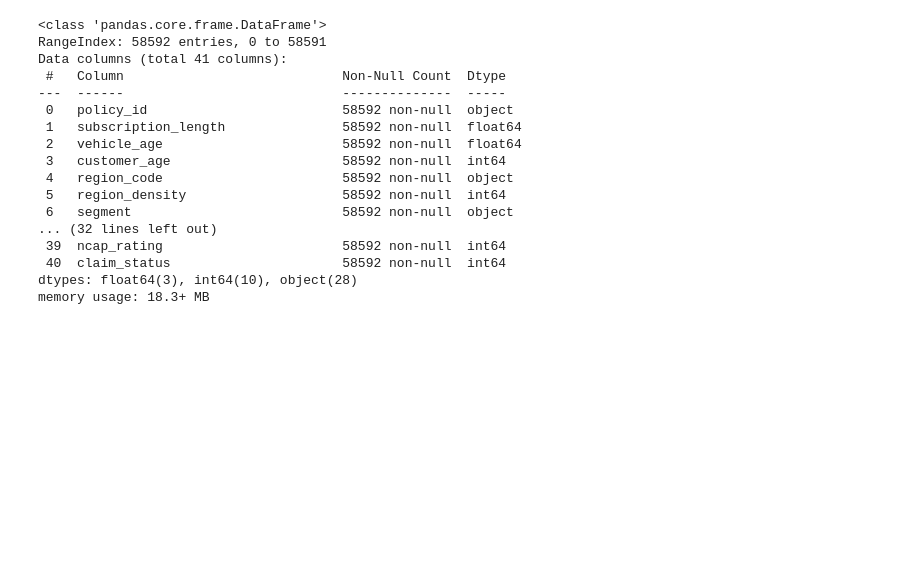
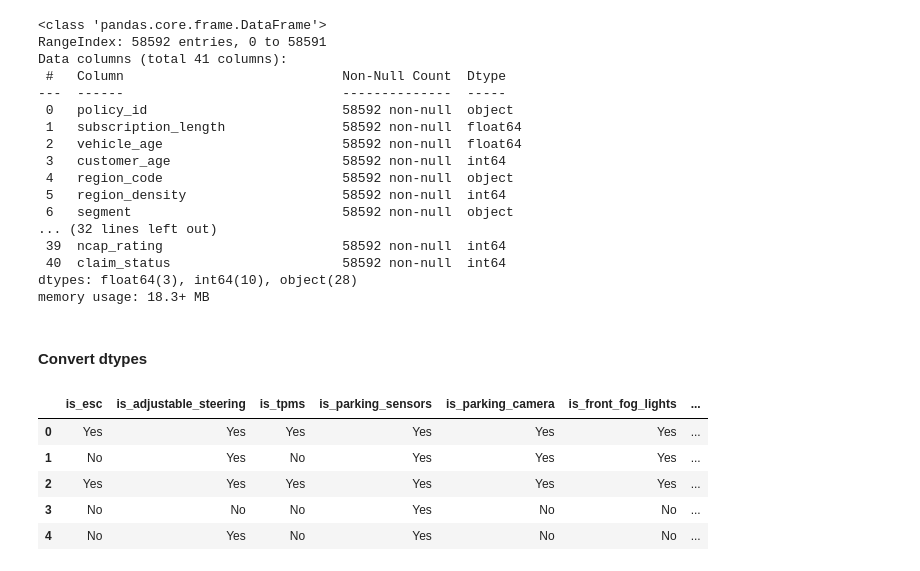
Before and after one commit to trow-land/Data-Science, a Jupyter notebook: Car Insurance Analysis/EDA/car_insurance_eda.ipynb, the cells around one changed output. Saved outputs shown, nothing was run; the diff lists cells and outputs as text; code cells hidden in the pictures; blank space fills up the shorter version.

```diff
--- a/Car Insurance Analysis/EDA/car_insurance_eda.ipynb
+++ b/Car Insurance Analysis/EDA/car_insurance_eda.ipynb
@@ -52,3 +60,27 @@ Data columns (total 41 columns):
  40  claim_status                      58592 non-null  int64
 dtypes: float64(3), int64(10), object(28)
 memory usage: 18.3+ MB
+# %% [markdown]
+#### Convert dtypes
+# %%
+# convert is x columns to boolean format
+
+is_data_columns = ['is_esc',
+       'is_adjustable_steering', 'is_tpms', 'is_parking_sensors',
+       'is_parking_camera', 'is_front_fog_lights',
+       'is_rear_window_wiper', 'is_rear_window_washer',
+       'is_rear_window_defogger', 'is_brake_assist',
+       'is_power_door_locks', 'is_central_locking', 'is_power_steering',
+       'is_driver_seat_height_adjustable',
+       'is_day_night_rear_view_mirror', 'is_ecw', 'is_speed_alert',
+       ]
+
+is_data_df = df[is_data_columns]
+is_data_df.head()
+# %% [output]
+|  | is_esc | is_adjustable_steering | is_tpms | is_parking_sensors | is_parking_camera | is_front_fog_lights | ... |
+| 0 | Yes | Yes | Yes | Yes | Yes | Yes | ... |
+| 1 | No | Yes | No | Yes | Yes | Yes | ... |
+| 2 | Yes | Yes | Yes | Yes | Yes | Yes | ... |
+| 3 | No | No | No | Yes | No | No | ... |
+| 4 | No | Yes | No | Yes | No | No | ... |
```
Also changed, not shown: parts of 7 cells of this notebook.
